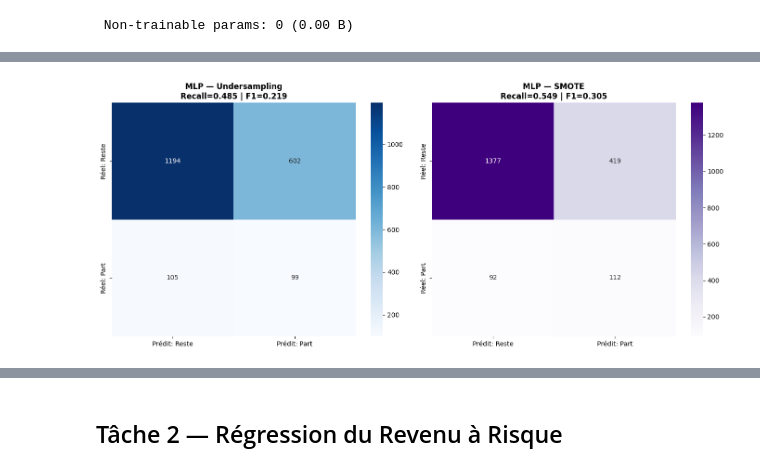
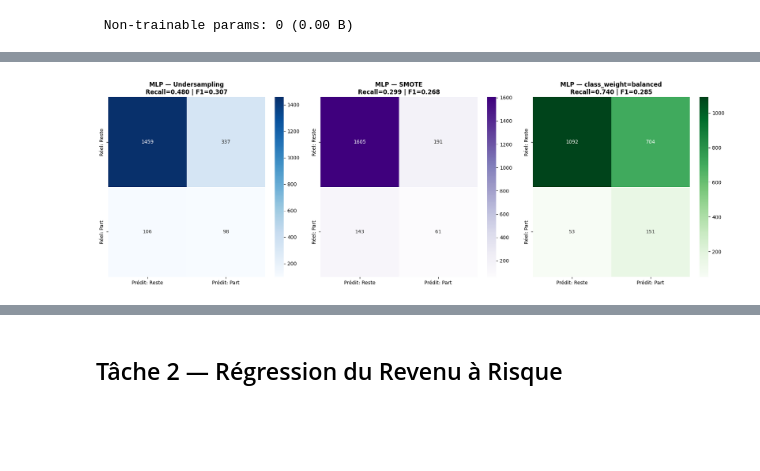
Before and after one commit to ErvinGoby23/projet-data-science, a Jupyter notebook: notebooks/model_mlp.ipynb, the cells around one changed output, grey strips where cells are left out. Cells and saved outputs as stored; diff of their text form; code cells hidden in the pictures; blank space fills up the shorter version.

```diff
--- a/notebooks/model_mlp.ipynb
+++ b/notebooks/model_mlp.ipynb
@@ -412,12 +424,10 @@ class_weight=balanced       0.8088     0.1788   0.2928    0.7352   0.2319
 # %%
-# MATRICE DE CONFUSION — Comparaison
-
-fig, axes = plt.subplots(1, 2, figsize=(14, 6))
+fig, axes = plt.subplots(1, 3, figsize=(18, 6))
 
 for ax, (y_pred, title, cmap) in zip(axes, [
-    (y_pred_under if 'y_pred_under' in dir() else (mlp_clf.predict(X_test).flatten() >= optimal_threshold).astype(int),
-     'MLP — Undersampling', 'Blues'),
-    (y_pred_smote, 'MLP — SMOTE', 'Purples'),
+    (y_pred_under_mlp, 'MLP — Undersampling', 'Blues'),
+    (y_pred_smote_mlp, 'MLP — SMOTE', 'Purples'),
+    (y_pred_cw_mlp,    'MLP — class_weight=balanced', 'Greens'),
 ]):
     cm_plot = confusion_matrix(y_test_clf, y_pred)
     sns.heatmap(cm_plot, annot=True, fmt='d', cmap=cmap,
@@ -434 +443 @@ plt.show()
-[figure, old version]
+[figure, new version]
```
Also changed, not shown: parts of 25 cells of this notebook, 11 other files.
